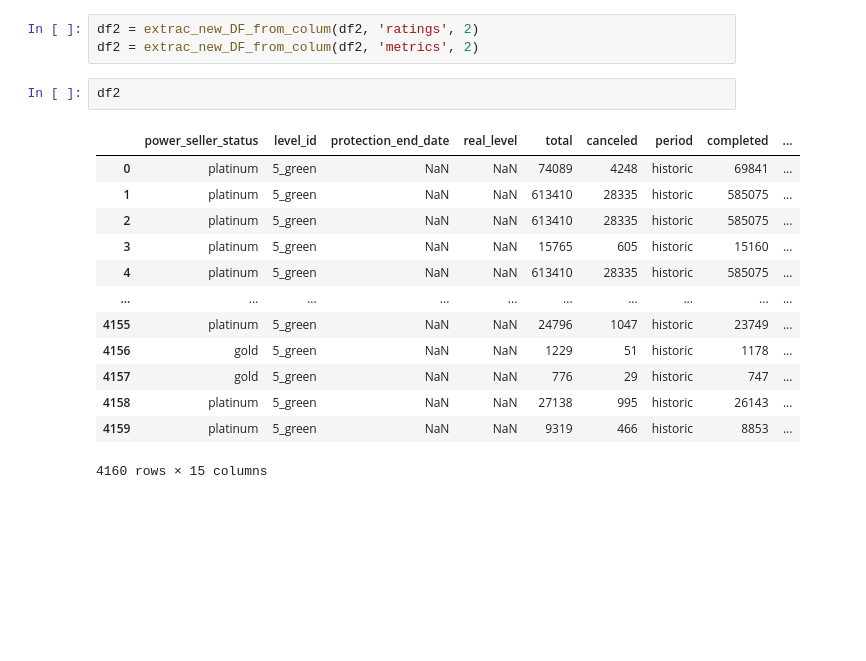
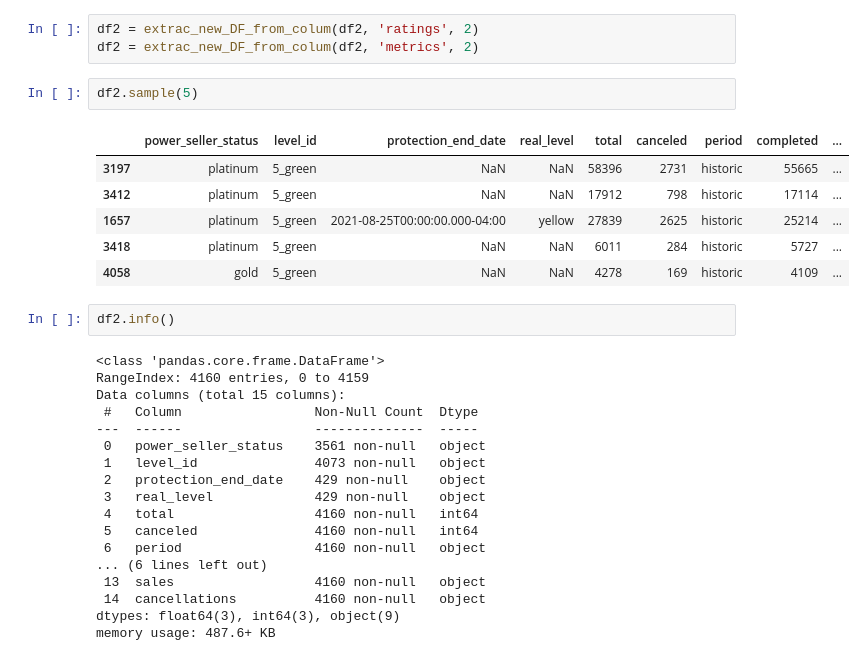
Before and after one commit to Mattzvl/EDA_API_ML, a Jupyter notebook: EDA_API_MELI.ipynb, the cells around one changed output. Drawn from its saved outputs; the diff is of its cells as text; blank space fills up the shorter version.

```diff
--- a/EDA_API_MELI.ipynb
+++ b/EDA_API_MELI.ipynb
@@ -637,19 +685,32 @@ df2.head()
 # %%
 df2 = extrac_new_DF_from_colum(df2, 'ratings', 2)
 df2 = extrac_new_DF_from_colum(df2, 'metrics', 2)
+# %%
+df2.sample(5)
+# %% [output]
+|  | power_seller_status | level_id | protection_end_date | real_level | total | canceled | period | completed | ... |
+| 3197 | platinum | 5_green | NaN | NaN | 58396 | 2731 | historic | 55665 | ... |
+| 3412 | platinum | 5_green | NaN | NaN | 17912 | 798 | historic | 17114 | ... |
+| 1657 | platinum | 5_green | 2021-08-25T00:00:00.000-04:00 | yellow | 27839 | 2625 | historic | 25214 | ... |
+| 3418 | platinum | 5_green | NaN | NaN | 6011 | 284 | historic | 5727 | ... |
+| 4058 | gold | 5_green | NaN | NaN | 4278 | 169 | historic | 4109 | ... |
 # %%
-df2
+df2.info()
 # %% [output]
-|  | power_seller_status | level_id | protection_end_date | real_level | total | canceled | period | completed | ... |
-| 0 | platinum | 5_green | NaN | NaN | 74089 | 4248 | historic | 69841 | ... |
-| 1 | platinum | 5_green | NaN | NaN | 613410 | 28335 | historic | 585075 | ... |
-| 2 | platinum | 5_green | NaN | NaN | 613410 | 28335 | historic | 585075 | ... |
-| 3 | platinum | 5_green | NaN | NaN | 15765 | 605 | historic | 15160 | ... |
-| 4 | platinum | 5_green | NaN | NaN | 613410 | 28335 | historic | 585075 | ... |
-| ... | ... | ... | ... | ... | ... | ... | ... | ... | ... |
-| 4155 | platinum | 5_green | NaN | NaN | 24796 | 1047 | historic | 23749 | ... |
-| 4156 | gold | 5_green | NaN | NaN | 1229 | 51 | historic | 1178 | ... |
-| 4157 | gold | 5_green | NaN | NaN | 776 | 29 | historic | 747 | ... |
-| 4158 | platinum | 5_green | NaN | NaN | 27138 | 995 | historic | 26143 | ... |
-| 4159 | platinum | 5_green | NaN | NaN | 9319 | 466 | historic | 8853 | ... |
-4160 rows × 15 columns
+<class 'pandas.core.frame.DataFrame'>
+RangeIndex: 4160 entries, 0 to 4159
+Data columns (total 15 columns):
+ #   Column                 Non-Null Count  Dtype
+---  ------                 --------------  -----
+ 0   power_seller_status    3561 non-null   object
+ 1   level_id               4073 non-null   object
+ 2   protection_end_date    429 non-null    object
+ 3   real_level             429 non-null    object
+ 4   total                  4160 non-null   int64
+ 5   canceled               4160 non-null   int64
+ 6   period                 4160 non-null   object
+... (6 lines left out)
+ 13  sales                  4160 non-null   object
+ 14  cancellations          4160 non-null   object
+dtypes: float64(3), int64(3), object(9)
+memory usage: 487.6+ KB
```
Also changed, not shown: parts of 44 cells of this notebook.
